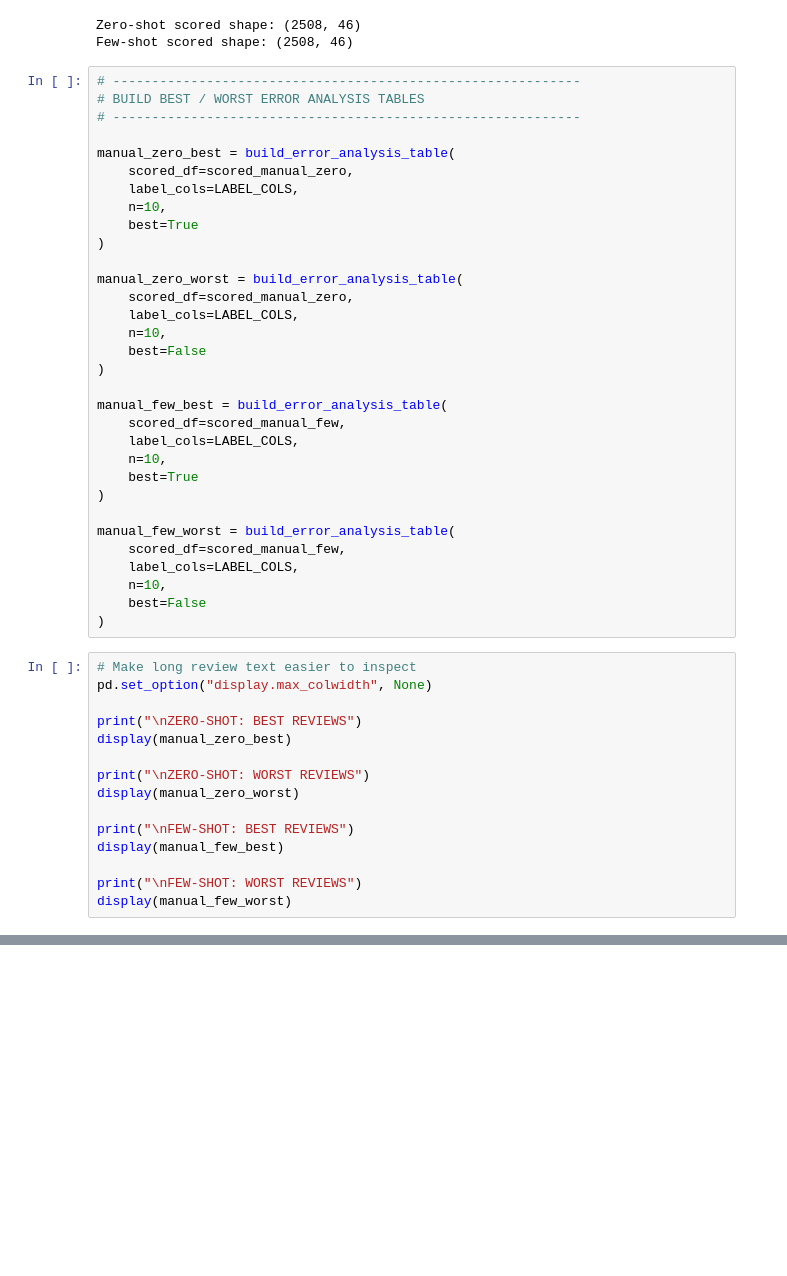
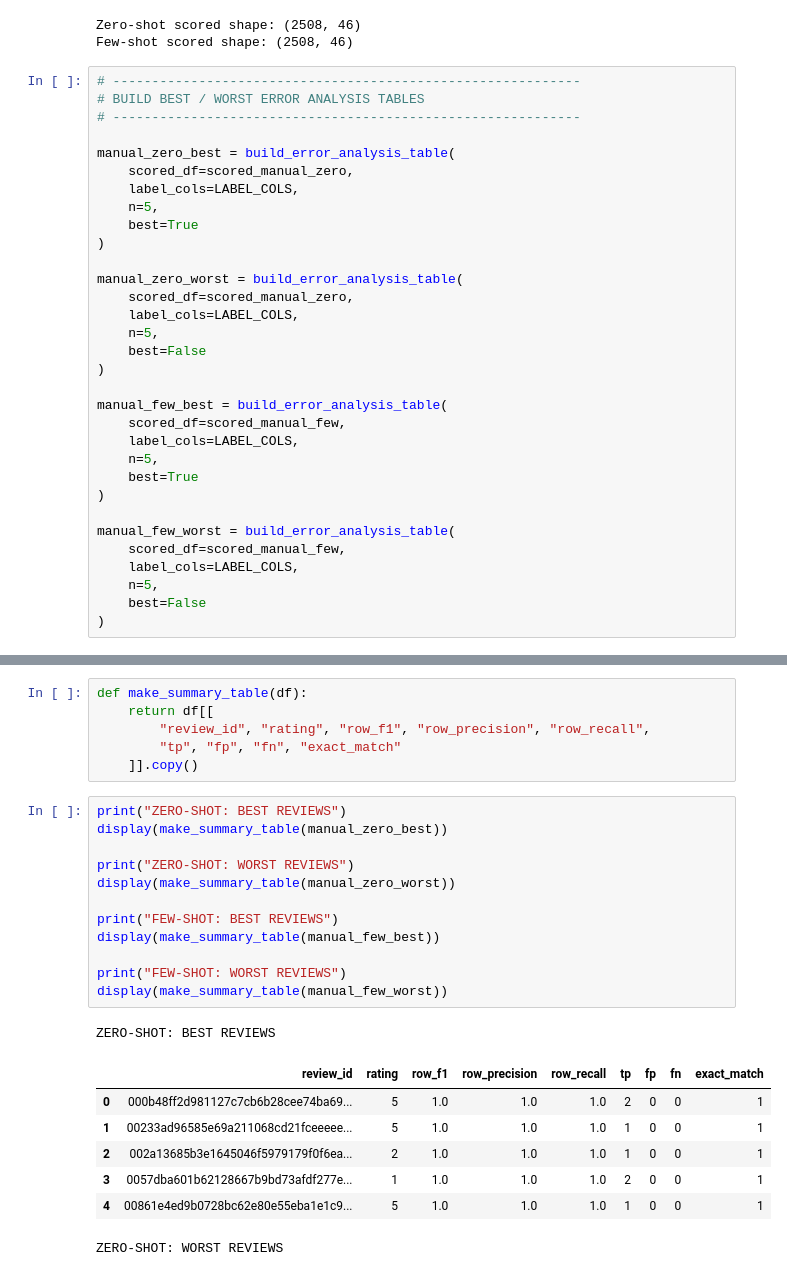
Before and after one commit to zmosDS/google_review_insights, a Jupyter notebook: notebooks/07b_model_llm_prompt_man.ipynb, the cells around one changed output, grey strips where cells are left out. Cells and saved outputs as stored; diff of their text form; blank space fills up the shorter version.

```diff
--- a/notebooks/07b_model_llm_prompt_man.ipynb
+++ b/notebooks/07b_model_llm_prompt_man.ipynb
@@ -1041,42 +1049,27 @@ Few-shot scored shape: (2508, 46)
 manual_zero_best = build_error_analysis_table(
     scored_df=scored_manual_zero,
     label_cols=LABEL_COLS,
-    n=10,
+    n=5,
     best=True
 )
 
 manual_zero_worst = build_error_analysis_table(
     scored_df=scored_manual_zero,
     label_cols=LABEL_COLS,
-    n=10,
+    n=5,
     best=False
 )
 
 manual_few_best = build_error_analysis_table(
     scored_df=scored_manual_few,
     label_cols=LABEL_COLS,
-    n=10,
+    n=5,
     best=True
 )
 
 manual_few_worst = build_error_analysis_table(
     scored_df=scored_manual_few,
     label_cols=LABEL_COLS,
-    n=10,
+    n=5,
     best=False
 )
-# %%
-# Make long review text easier to inspect
-pd.set_option("display.max_colwidth", None)
-
-print("\nZERO-SHOT: BEST REVIEWS")
-display(manual_zero_best)
-
-print("\nZERO-SHOT: WORST REVIEWS")
-display(manual_zero_worst)
-
-print("\nFEW-SHOT: BEST REVIEWS")
-display(manual_few_best)
-
-print("\nFEW-SHOT: WORST REVIEWS")
-display(manual_few_worst)
@@ -1131,0 +1076,27 @@ FEW-SHOT: WORST REVIEWS
+# %%
+def make_summary_table(df):
+    return df[[
+        "review_id", "rating", "row_f1", "row_precision", "row_recall",
+        "tp", "fp", "fn", "exact_match"
+    ]].copy()
+# %%
+print("ZERO-SHOT: BEST REVIEWS")
+display(make_summary_table(manual_zero_best))
+
+print("ZERO-SHOT: WORST REVIEWS")
+display(make_summary_table(manual_zero_worst))
+
+print("FEW-SHOT: BEST REVIEWS")
+display(make_summary_table(manual_few_best))
+
+print("FEW-SHOT: WORST REVIEWS")
+display(make_summary_table(manual_few_worst))
+# %% [output]
+ZERO-SHOT: BEST REVIEWS
+|  | review_id | rating | row_f1 | row_precision | row_recall | tp | fp | fn | exact_match |
+| 0 | 000b48ff2d981127c7cb6b28cee74ba69... | 5 | 1.0 | 1.0 | 1.0 | 2 | 0 | 0 | 1 |
+| 1 | 00233ad96585e69a211068cd21fceeeee... | 5 | 1.0 | 1.0 | 1.0 | 1 | 0 | 0 | 1 |
+| 2 | 002a13685b3e1645046f5979179f0f6ea... | 2 | 1.0 | 1.0 | 1.0 | 1 | 0 | 0 | 1 |
+| 3 | 0057dba601b62128667b9bd73afdf277e... | 1 | 1.0 | 1.0 | 1.0 | 2 | 0 | 0 | 1 |
+| 4 | 00861e4ed9b0728bc62e80e55eba1e1c9... | 5 | 1.0 | 1.0 | 1.0 | 1 | 0 | 0 | 1 |
+ZERO-SHOT: WORST REVIEWS
```
Also changed, not shown: parts of 7 cells of this notebook.
